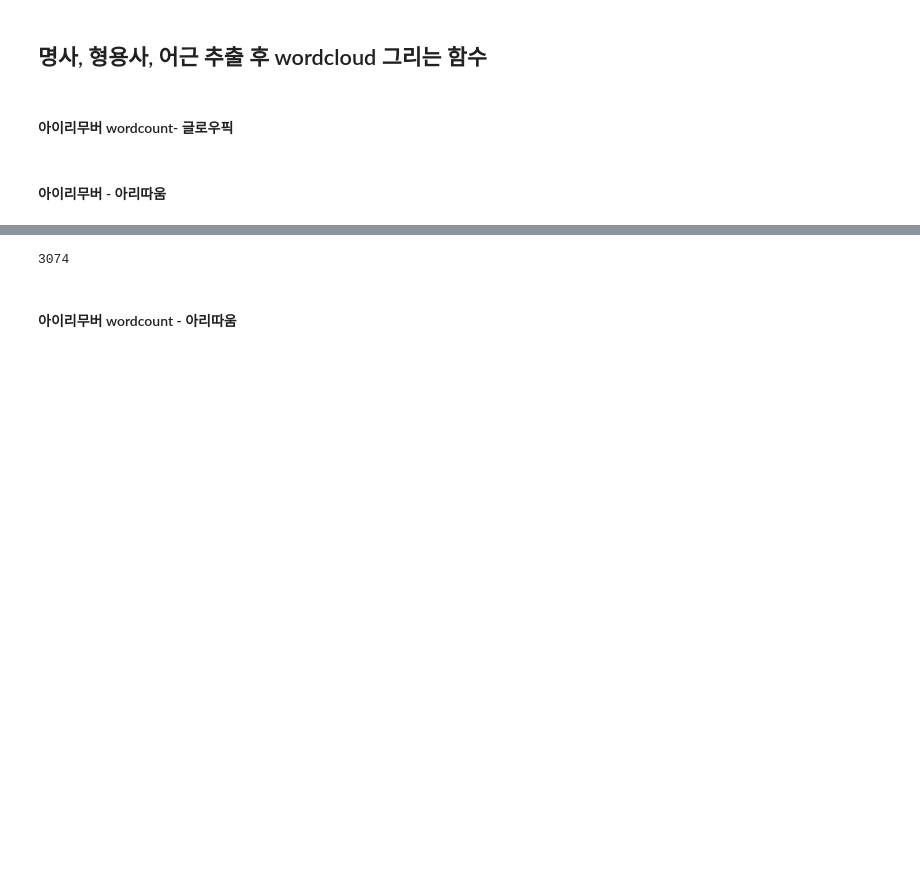
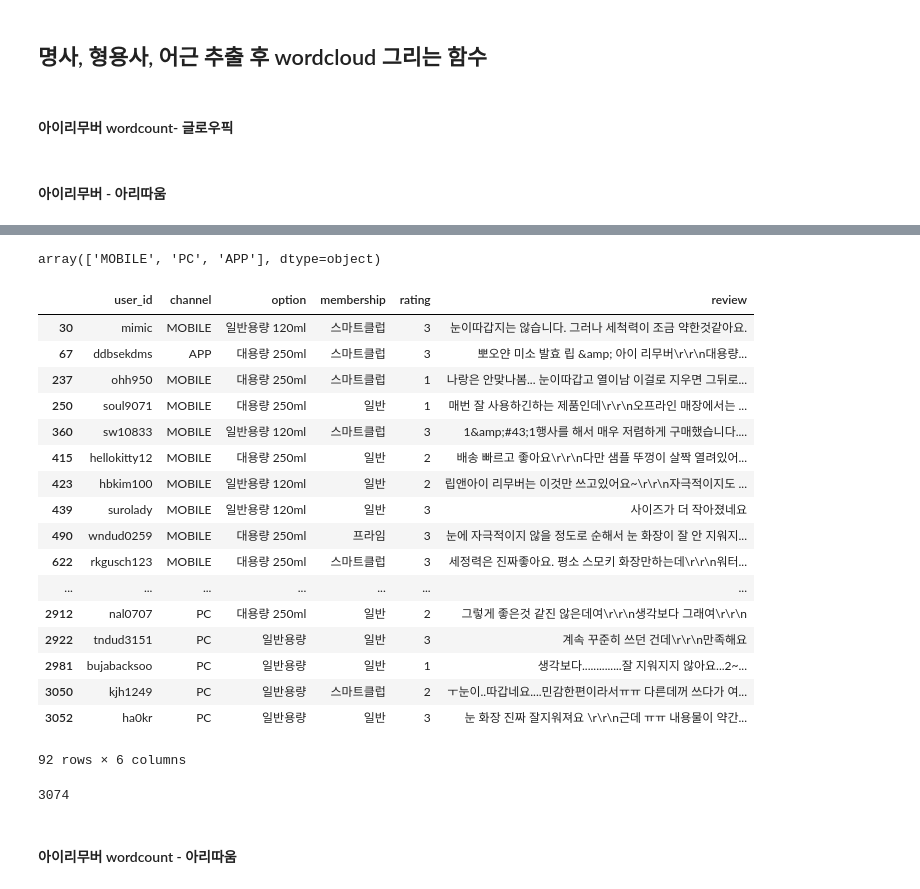
Before and after one commit to KANG91/Cosmetic_Review_Analysis, a Jupyter notebook: 3_Get_most_common_Nouns_and_Adjectives.ipynb, the cells around one changed output, grey strips where cells are left out. Saved outputs shown, nothing was run; the diff lists cells and outputs as text; code cells hidden in the pictures; blank space fills up the shorter version.

```diff
--- a/3_Get_most_common_Nouns_and_Adjectives.ipynb
+++ b/3_Get_most_common_Nouns_and_Adjectives.ipynb
@@ -158,3 +160,28 @@ Aritaum.head()
+# %%
+Aritaum["channel"].unique()
+# %% [output]
+array(['MOBILE', 'PC', 'APP'], dtype=object)
+# %%
+eval('Aritaum[Aritaum["rating"] < 4]')
+# %% [output]
+|  | user_id | channel | option | membership | rating | review |
+| 30 | mimic | MOBILE | 일반용량 120ml | 스마트클럽 | 3 | 눈이따갑지는 않습니다. 그러나 세척력이 조금 약한것같아요. |
+| 67 | ddbsekdms | APP | 대용량 250ml | 스마트클럽 | 3 | 뽀오얀 미소 발효 립 &amp; 아이 리무버\r\r\n대용량... |
+| 237 | ohh950 | MOBILE | 대용량 250ml | 스마트클럽 | 1 | 나랑은 안맞나봄... 눈이따갑고 열이남 이걸로 지우면 그뒤로... |
+| 250 | soul9071 | MOBILE | 대용량 250ml | 일반 | 1 | 매번 잘 사용하긴하는 제품인데\r\r\n오프라인 매장에서는 ... |
+| 360 | sw10833 | MOBILE | 일반용량 120ml | 스마트클럽 | 3 | 1&amp;#43;1행사를 해서 매우 저렴하게 구매했습니다.... |
+| 415 | hellokitty12 | MOBILE | 대용량 250ml | 일반 | 2 | 배송 빠르고 좋아요\r\r\n다만 샘플 뚜껑이 살짝 열려있어... |
+| 423 | hbkim100 | MOBILE | 일반용량 120ml | 일반 | 2 | 립앤아이 리무버는 이것만 쓰고있어요~\r\r\n자극적이지도 ... |
+| 439 | surolady | MOBILE | 일반용량 120ml | 일반 | 3 | 사이즈가 더 작아졌네요 |
+| 490 | wndud0259 | MOBILE | 대용량 250ml | 프라임 | 3 | 눈에 자극적이지 않을 정도로 순해서 눈 화장이 잘 안 지워지... |
+| 622 | rkgusch123 | MOBILE | 대용량 250ml | 스마트클럽 | 3 | 세정력은 진짜좋아요. 평소 스모키 화장만하는데\r\r\n워터... |
+| ... | ... | ... | ... | ... | ... | ... |
+| 2912 | nal0707 | PC | 대용량 250ml | 일반 | 2 | 그렇게 좋은것 같진 않은데여\r\r\n생각보다 그래여\r\r\n |
+| 2922 | tndud3151 | PC | 일반용량 | 일반 | 3 | 계속 꾸준히 쓰던 건데\r\r\n만족해요 |
+| 2981 | bujabacksoo | PC | 일반용량 | 일반 | 1 | 생각보다..............잘 지워지지 않아요...2~... |
+| 3050 | kjh1249 | PC | 일반용량 | 스마트클럽 | 2 | ㅜ눈이..따갑네요....민감한편이라서ㅠㅠ 다른데꺼 쓰다가 여... |
+| 3052 | ha0kr | PC | 일반용량 | 일반 | 3 | 눈 화장 진짜 잘지워져요 \r\r\n근데 ㅠㅠ 내용물이 약간... |
+92 rows × 6 columns
 # %%
 len(Aritaum)
 # %% [output]
```
Also changed, not shown: parts of 10 cells of this notebook, 26 other files.
